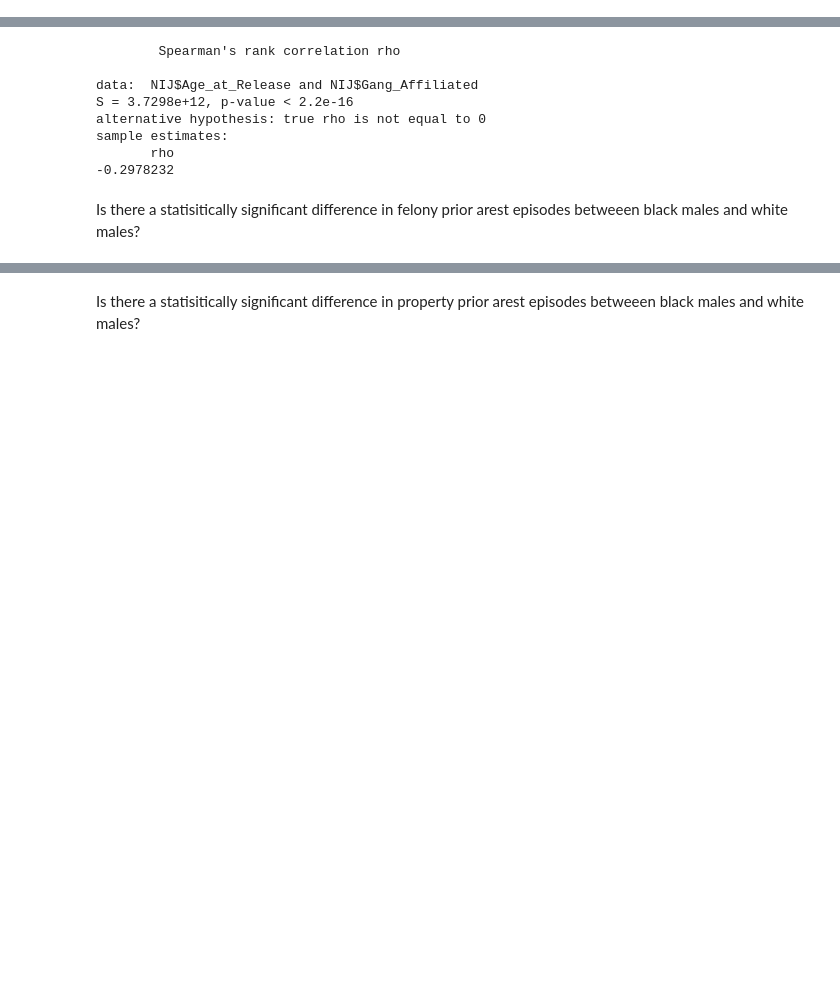
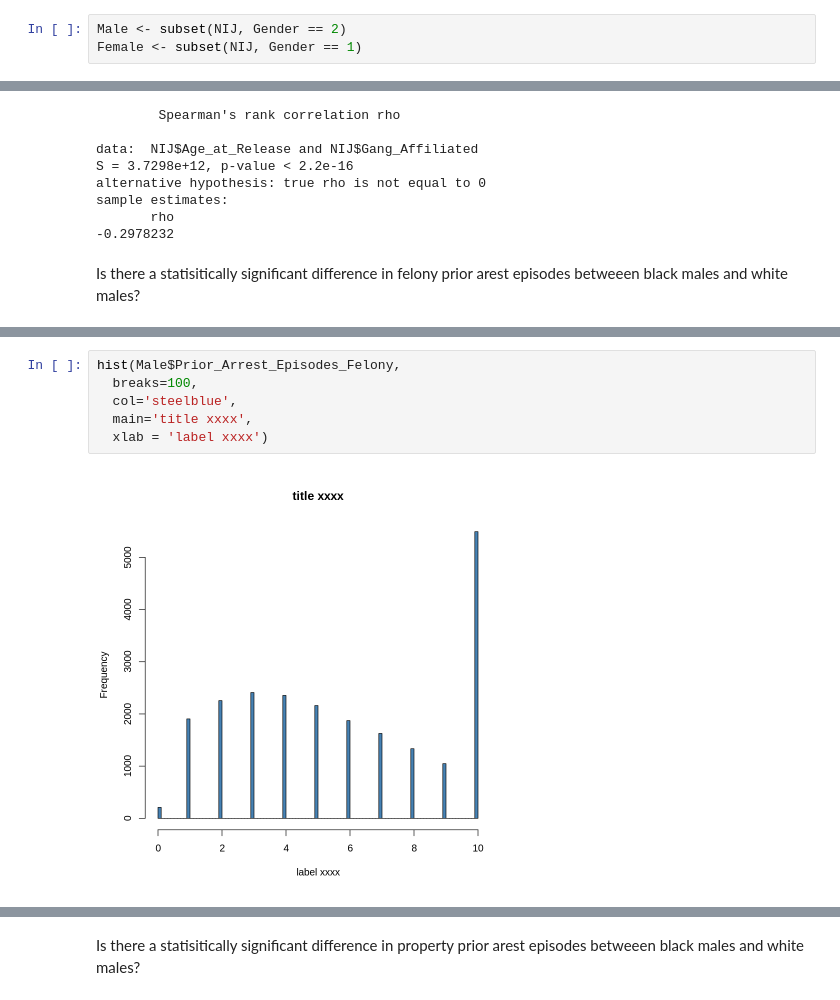
Before and after one commit to feaviolp/msc-project, a Jupyter notebook: NIJ statistics.ipynb, the cells around one changed output, grey strips where cells are left out. Saved outputs shown, nothing was run; the diff lists cells and outputs as text; blank space fills up the shorter version.

```diff
--- a/NIJ statistics.ipynb
+++ b/NIJ statistics.ipynb
@@ -318,3 +297,6 @@ A data.frame: 25835 × 50
+# %%
+Male <- subset(NIJ, Gender == 2)
+Female <- subset(NIJ, Gender == 1)
 # %%
 cor.test(NIJ$Prior_Arrest_Episodes_PPViolationCharges, NIJ$Race, method='spearman', use='complete.obs')
 # %% [output]
@@ -371,0 +374,8 @@ Is there a statisitically significant difference in felony prior arest episodes
+# %%
+hist(Male$Prior_Arrest_Episodes_Felony,
+  breaks=100,
+  col='steelblue',
+  main='title xxxx',
+  xlab = 'label xxxx')
+# %% [output]
+[figure, added]
```
Also changed, not shown: parts of 23 cells of this notebook.
